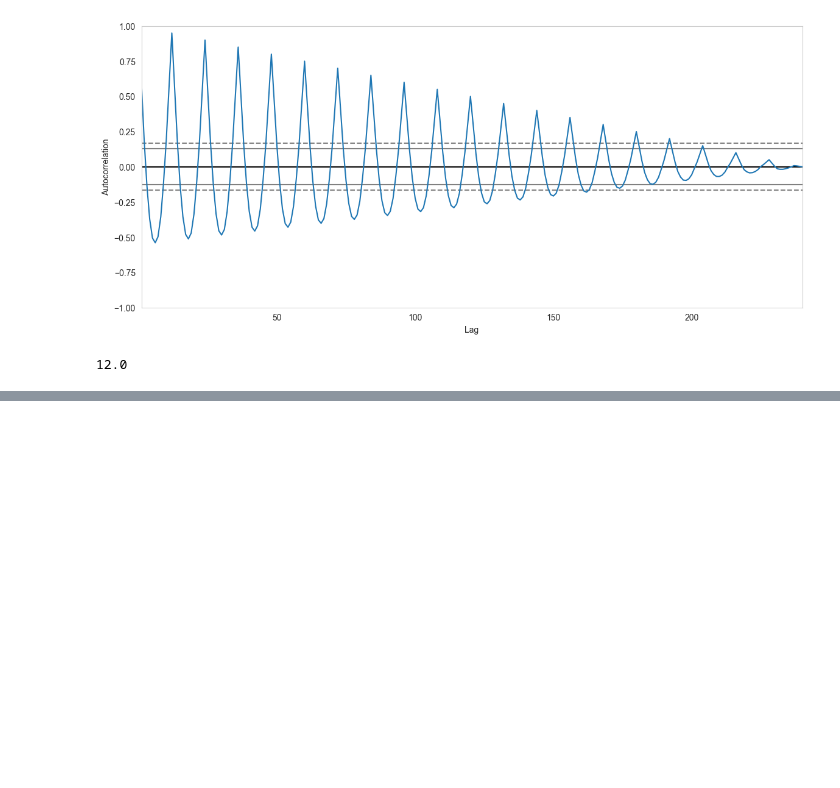
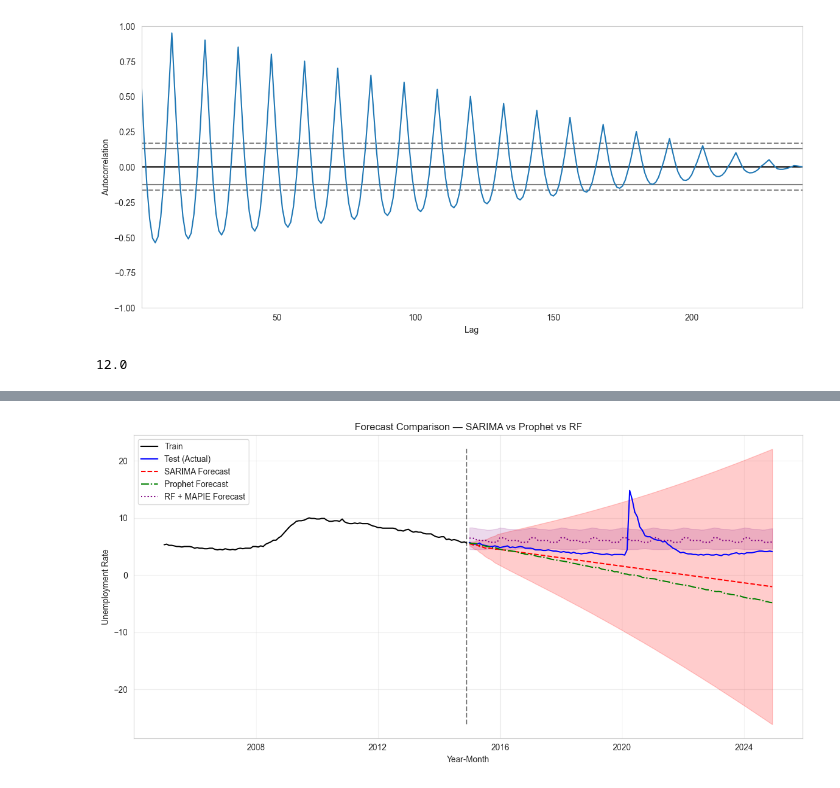
Before and after one commit to rafaelcattan/rafaelcattan.github.io, a Jupyter notebook: analysis/notebooks/data_analysis.ipynb, the cells around one changed output, grey strips where cells are left out. Cells and saved outputs as stored; diff of their text form; code cells hidden in the pictures; blank space fills up the shorter version.

```diff
--- a/analysis/notebooks/data_analysis.ipynb
+++ b/analysis/notebooks/data_analysis.ipynb
@@ -516,0 +907,64 @@ dominant_period
+# %%
+# MAPIE prediction intervals (recursive approximation)
+rf_lower, rf_upper = [], []
+
+history = list(last_train_values)
+
+for _ in range(len(test)):
+    X = np.array(history[-n_lags:]).reshape(1, -1)
+    y_hat, y_pi = mapie_model.predict(X, alpha=0.05)
+    rf_lower.append(y_pi[0, 0, 0])
+    rf_upper.append(y_pi[0, 1, 0])
+    history.append(y_hat[0])
+
+rf_lower = pd.Series(rf_lower, index=test.index)
+rf_upper = pd.Series(rf_upper, index=test.index)
+# %%
+import matplotlib.pyplot as plt
+
+plt.figure(figsize=(12, 6))
+
+# Train
+plt.plot(train.index, train['unemployment_rate'],
+         label='Train', color='black')
+
+# Test actuals
+plt.plot(test.index, test['unemployment_rate'],
+         label='Test (Actual)', color='blue')
+
+# SARIMA forecast
+plt.plot(forecast_mean.index, forecast_mean,
+         label='SARIMA Forecast', color='red', linestyle='--')
+
+plt.fill_between(conf_int.index,
+                 conf_int.iloc[:, 0],
+                 conf_int.iloc[:, 1],
+                 color='red', alpha=0.2)
+
+# Prophet forecast
+plt.plot(prophet_pred.index, prophet_pred,
+         label='Prophet Forecast', color='green', linestyle='-.')
+
+# ML forecast (added)
+plt.plot(rf_pred.index, rf_pred,
+         label='RF + MAPIE Forecast', color='purple', linestyle=':')
+
+plt.fill_between(rf_lower.index,
+                 rf_lower,
+                 rf_upper,
+                 color='purple', alpha=0.15)
+
+plt.vlines(x=train['year_month'].iloc[-1],
+           ymin = conf_int['upper unemployment_rate'].max(),
+           ymax=conf_int['lower unemployment_rate'].min(),
+           color='black', linestyle='--', alpha=0.5)
+
+plt.title('Forecast Comparison — SARIMA vs Prophet vs RF')
+plt.xlabel('Year-Month')
+plt.ylabel('Unemployment Rate')
+plt.legend()
+plt.grid(alpha=0.3)
+plt.tight_layout()
+plt.show()
+# %% [output]
+[figure, added]
```
Also changed, not shown: parts of 16 cells of this notebook, 2 other files.
